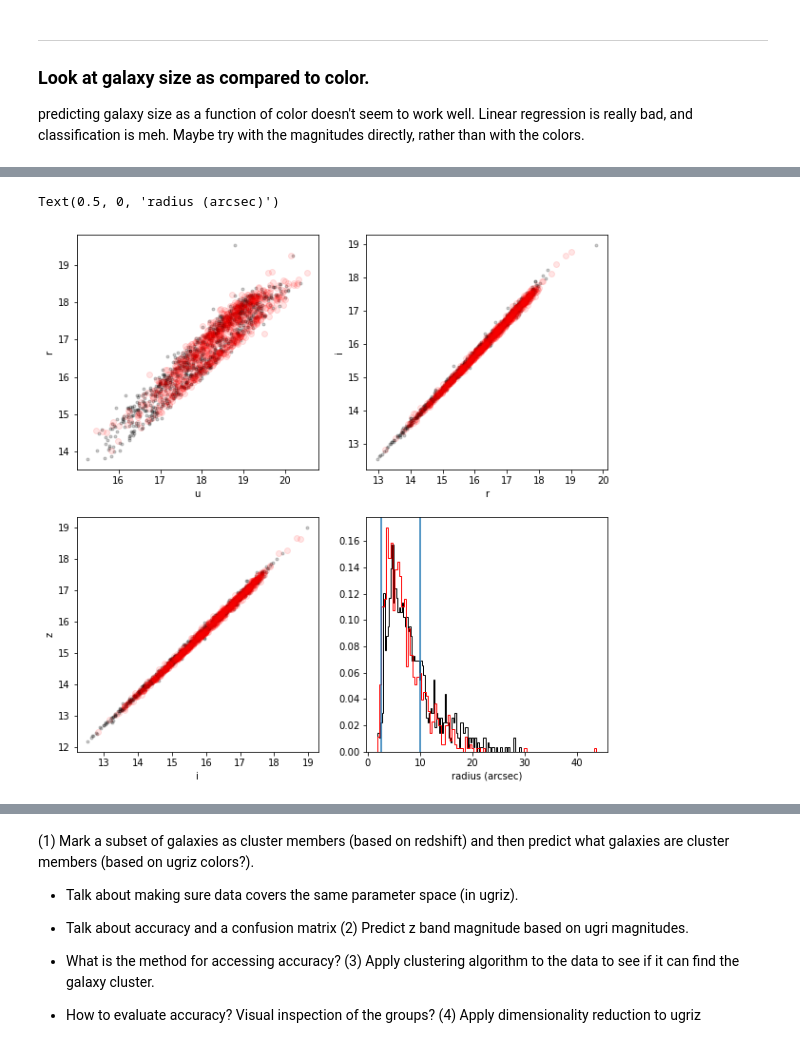
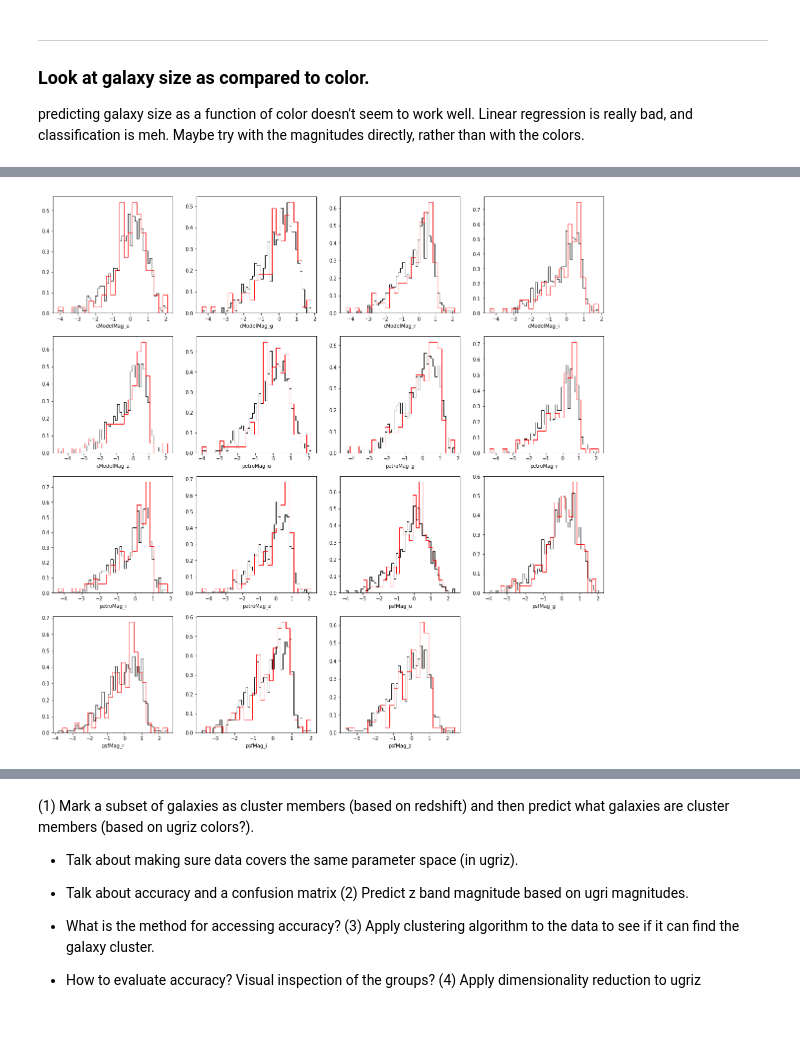
Before and after one commit to kevin-flaherty/Astro211, a Jupyter notebook: Lab8_MachineLearning/MachineLearning.ipynb, the cells around one changed output, grey strips where cells are left out. Drawn from its saved outputs; the diff is of its cells as text; code cells hidden in the pictures.

```diff
--- a/Lab8_MachineLearning/MachineLearning.ipynb
+++ b/Lab8_MachineLearning/MachineLearning.ipynb
@@ -1089,42 +1090,50 @@ df2.iloc[:30,:]
 # %%
-TrainSet_all = df2.iloc[:1000,:]
-TestSet_all = df2.iloc[1000:,:]
+#TrainSet_all = df2.iloc[:1000,:]
+#TestSet_all = df2.iloc[1000:,:]
 
-Xtrain_all = TrainSet_all.drop(['petroRAD_r'],axis=1)
-Xtest_all = TestSet_all.drop(['petroRAD_r'],axis=1)
-ytrain_all = (TrainSet_all.petroRAD_r<10)
-ytest_all = (TestSet_all.petroRAD_r<10)
+#Xtrain_all = TrainSet_all.drop(['petroRAD_r'],axis=1)
+#Xtest_all = TestSet_all.drop(['petroRAD_r'],axis=1)
+#ytrain_all = (TrainSet_all.petroRAD_r<1.5)
+#ytest_all = (TestSet_all.petroRAD_r<1.5)
 X_all = df2.drop(['petroRAD_r'],axis=1)
-y_all = (df2.petroRAD_r<10)
+y_all = (df2.petroRAD_r<1)
+
+Xtrain_all, Xtest_all, ytrain_all, ytest_all = train_test_split(X_all, y_all, test_size=0.2,shuffle=True)
 # %%
-plt.figure(figsize=(10,10))
-plt.subplot(2,2,1)
-plt.plot(Xtrain_all['u'],Xtrain_all['g'],'.k',alpha=.2)
-plt.plot(Xtest_all['u'],Xtest_all['g'],'or',alpha=.1)
-plt.xlabel('u')
-plt.ylabel('r')
+#plt.figure(figsize=(10,10))
+#plt.subplot(2,2,1)
+#plt.plot(Xtrain_all['u'],Xtrain_all['g'],'.k',alpha=.2)
+#plt.plot(Xtest_all['u'],Xtest_all['g'],'or',alpha=.1)
+#plt.xlabel('u')
+#plt.ylabel('r')
 
-plt.subplot(2,2,2)
-plt.plot(Xtrain_all['r'],Xtrain_all['i'],'.k',alpha=.2)
-plt.plot(Xtest_all['r'],Xtest_all['i'],'or',alpha=.1)
-plt.xlabel('r')
-plt.ylabel('i')
+#plt.subplot(2,2,2)
+#plt.plot(Xtrain_all['r'],Xtrain_all['i'],'.k',alpha=.2)
+#plt.plot(Xtest_all['r'],Xtest_all['i'],'or',alpha=.1)
+#plt.xlabel('r')
+#plt.ylabel('i')
 
-plt.subplot(2,2,3)
-plt.plot(Xtrain_all['i'],Xtrain_all['z'],'.k',alpha=.2)
-plt.plot(Xtest_all['i'],Xtest_all['z'],'or',alpha=.1)
-plt.xlabel('i')
-plt.ylabel('z')
+#plt.subplot(2,2,3)
+#plt.plot(Xtrain_all['i'],Xtrain_all['z'],'.k',alpha=.2)
+#plt.plot(Xtest_all['i'],Xtest_all['z'],'or',alpha=.1)
+#plt.xlabel('i')
+#plt.ylabel('z')
 
-plt.subplot(2,2,4)
-plt.hist(TrainSet_all['petroRAD_r'],bins=100,histtype='step',color='k',density=True)
-plt.hist(TestSet_all['petroRAD_r'],bins=100,histtype='step',color='r',density=True)
-plt.axvline(10)
-plt.axvline(2.5)
-plt.xlabel('radius (arcsec)')
+#plt.subplot(2,2,4)
+#plt.hist(TrainSet_all['petroRAD_r'],bins=100,histtype='step',color='k',density=True)
+#plt.hist(TestSet_all['petroRAD_r'],bins=100,histtype='step',color='r',density=True)
+#plt.axvline(1)
+#plt.xlabel('radius (arcsec)')
+
+
+plt.figure(figsize=(20,20))
+for i,key in enumerate(X_all.keys()):
+    plt.subplot(nplots,nplots,i+1)
+    plt.hist(data2[key],bins=50,histtype='step',color='k',density=True)
+    plt.hist(Xtest_all[key],bins=25,histtype='step',color='r',density=True)
+    plt.xlabel(key)
 # %% [output]
-Text(0.5, 0, 'radius (arcsec)')
-[figure, old version]
+[figure, new version]
 # %%
 model = DecisionTreeClassifier()
 model.fit(Xtrain_all,ytrain_all)
```
Also changed, not shown: parts of 35 cells of this notebook, 1 other file.
